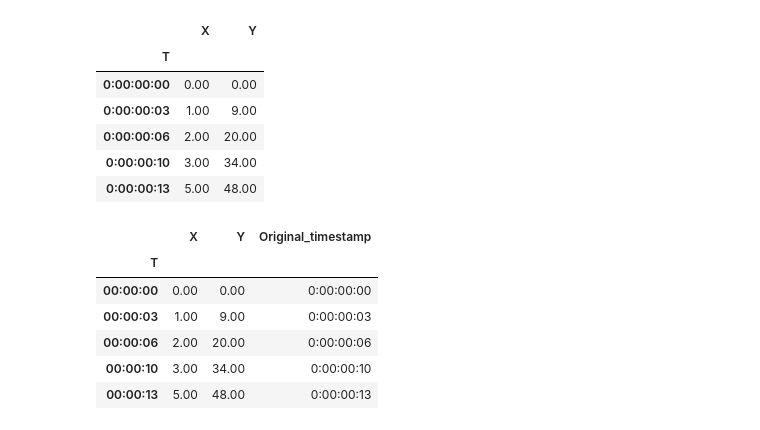
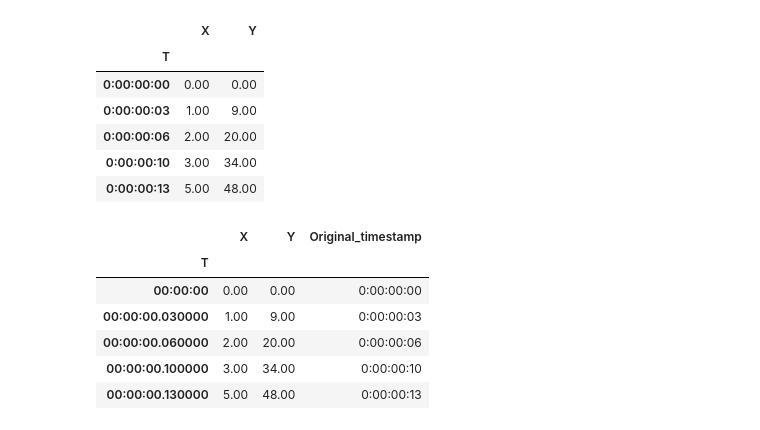
Before and after one commit to lisaong/hss, a Jupyter notebook: 01_load_data.ipynb, the cells around one changed output. Cells and saved outputs as stored; diff of their text form; code cells hidden in the pictures.

```diff
--- a/01_load_data.ipynb
+++ b/01_load_data.ipynb
@@ -86,18 +86,20 @@ df.head()
 | 0:00:00:10 | 3.00 | 34.00 |
 | 0:00:00:13 | 5.00 | 48.00 |
 # %%
-# save the original data as another column
+# save the original timestamp as another column
 df['Original_timestamp'] = df.index
-df.index = pd.to_timedelta(df.index.str.replace(r'0:(.*)', r'\1'), errors='coerce')
+
+# time units are in h:mm:ss:hundredth
+df.index = pd.to_timedelta(df.index.str.replace(r'(0:.*):(\d+)', r'0\1.\2'), errors='coerce')
 df.head()
 # %% [output]
 |  | X | Y | Original_timestamp |
 | T |  |  |  |
 | 00:00:00 | 0.00 | 0.00 | 0:00:00:00 |
-| 00:00:03 | 1.00 | 9.00 | 0:00:00:03 |
-| 00:00:06 | 2.00 | 20.00 | 0:00:00:06 |
-| 00:00:10 | 3.00 | 34.00 | 0:00:00:10 |
-| 00:00:13 | 5.00 | 48.00 | 0:00:00:13 |
+| 00:00:00.030000 | 1.00 | 9.00 | 0:00:00:03 |
+| 00:00:00.060000 | 2.00 | 20.00 | 0:00:00:06 |
+| 00:00:00.100000 | 3.00 | 34.00 | 0:00:00:10 |
+| 00:00:00.130000 | 5.00 | 48.00 | 0:00:00:13 |
 # %%
 # If you want to convert to dates (non-offset)
 # https://pandas.pydata.org/pandas-docs/stable/reference/api/pandas.Period.strftime.html
```
Also changed, not shown: parts of 2 cells of this notebook, 2 other files.
